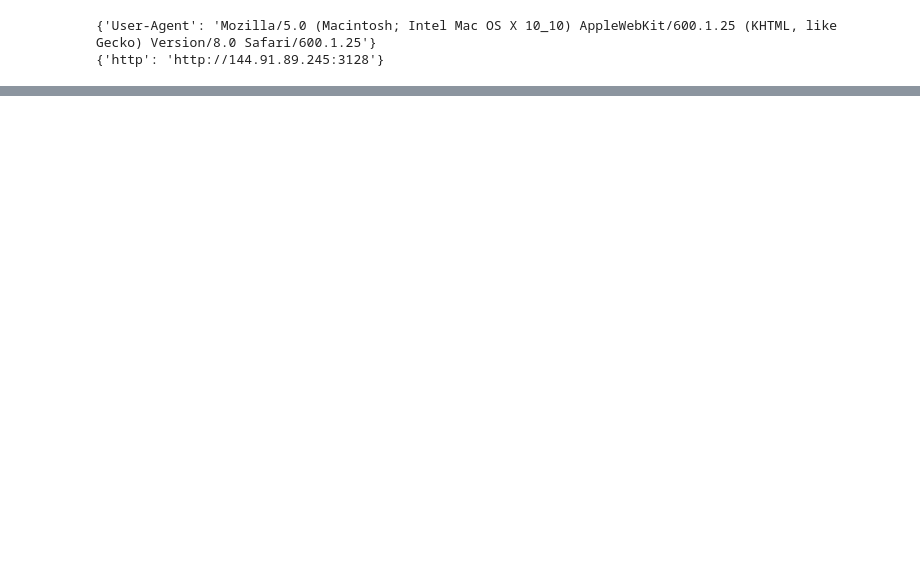
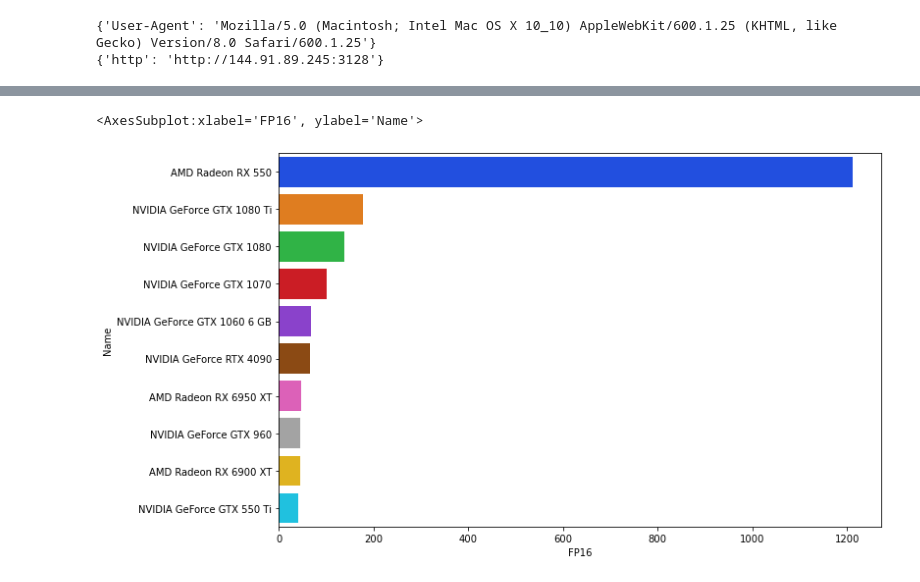
Before and after one commit to jab9k2/Graphics-Cards, a Jupyter notebook: main.ipynb, the cells around one changed output, grey strips where cells are left out. Cells and saved outputs as stored; diff of their text form; code cells hidden in the pictures; blank space fills up the shorter version.

```diff
--- a/main.ipynb
+++ b/main.ipynb
@@ -246,0 +241,8 @@ Name: Date, dtype: datetime64[ns]
+# %%
+top10_FP16 = df.sort_values(by='FP16', ascending=False).head(10)
+fig, axs = plt.subplots(figsize=(11,7))
+sns.set_palette("bright")
+sns.barplot(x="FP16", y="Name", data=top10_FP16)
+# %% [output]
+<AxesSubplot:xlabel='FP16', ylabel='Name'>
+[figure, added]
```
Also changed, not shown: parts of 16 cells of this notebook.
